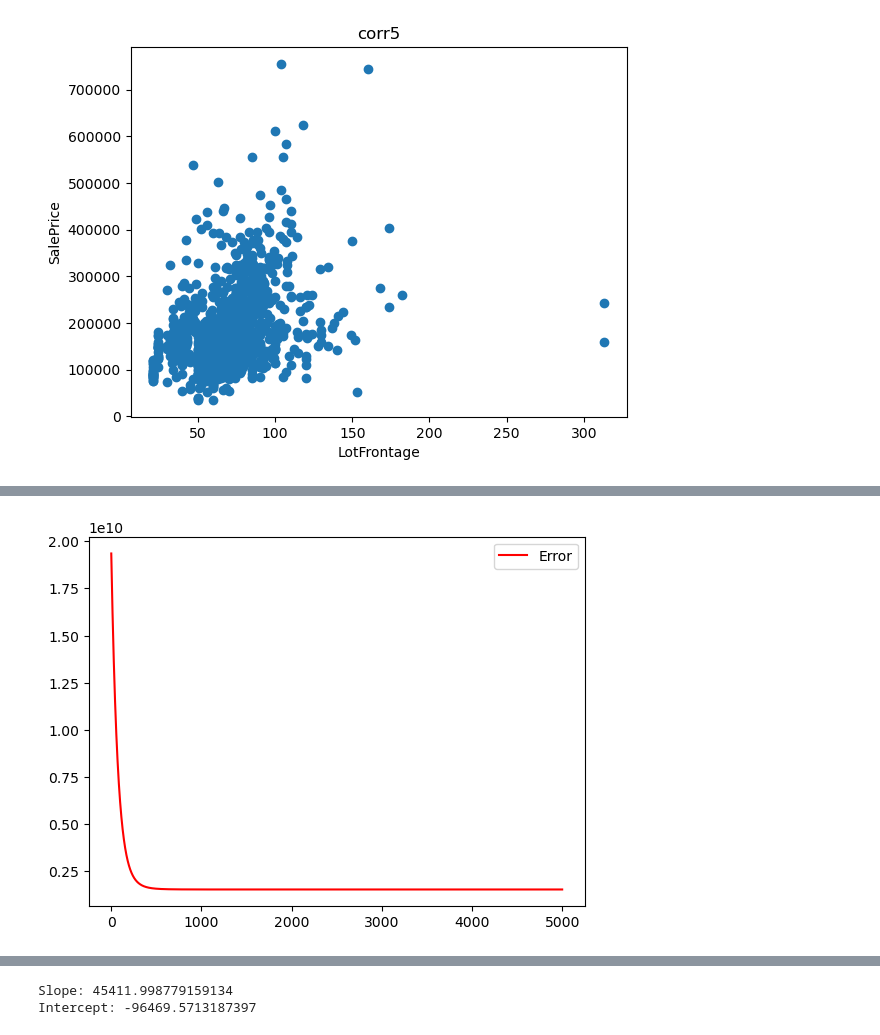
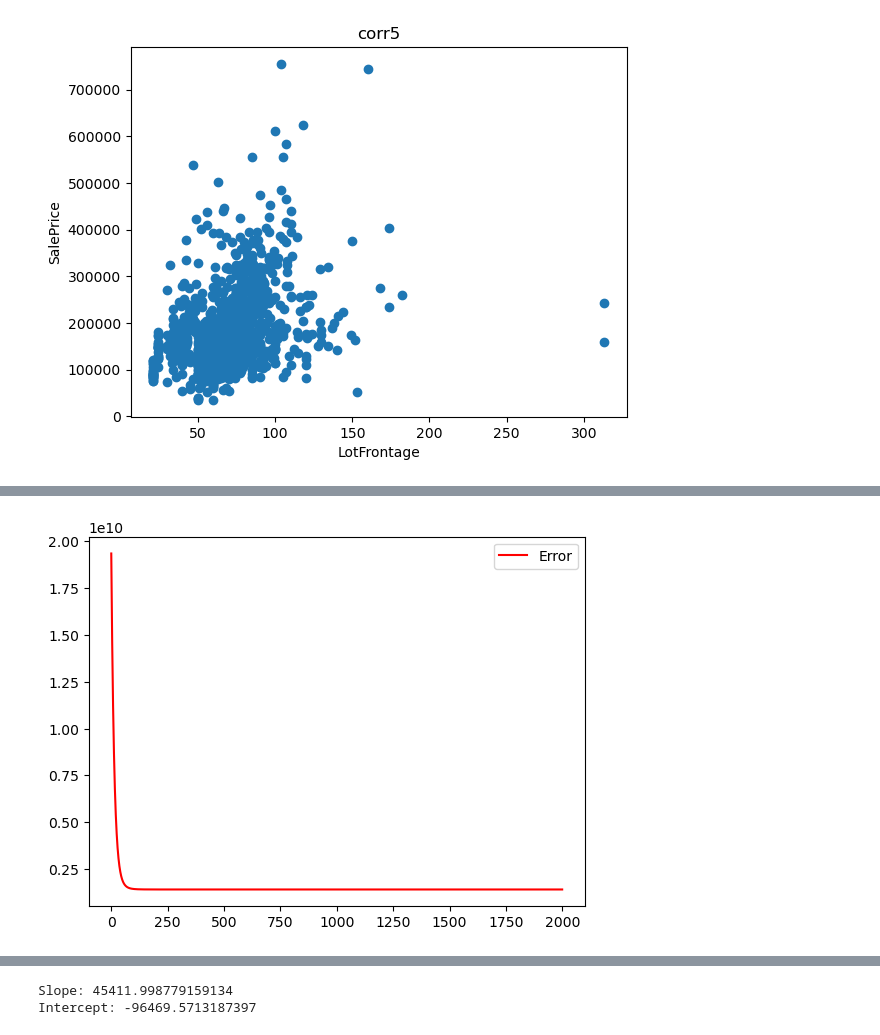
Before and after one commit to noemonterrosa/ClasePythonMaster, a Jupyter notebook: proyecto1NM.ipynb, the cells around one changed output, grey strips where cells are left out. Saved outputs shown, nothing was run; the diff lists cells and outputs as text; code cells hidden in the pictures.

Commit message:
Proyecto 1 Python, cuarto commit, se incluye ya con clase Modelo

```diff
--- a/proyecto1NM.ipynb
+++ b/proyecto1NM.ipynb
@@ -201,3 +236,20 @@ plt.title('corr5')
 plt.show()
 # %% [output]
 [figure]
+# %%
+df1 = pd.DataFrame(train)
+df1.rename(columns={0:'SalePrice',1:'OverallQual',2:'1stFlrSF',3:'TotRmsAbvGrd',4:'YearBuilt',5:'LotFrontage'}, inplace=True)
+
+
+b1 = 1 #0.005, 2000
+b0 = 300
+epochs = 1000
+print_iters = 100
+alpha = 0.001
+y = df1['SalePrice'].values
+y = y.reshape(-1,1)
+x = df1['OverallQual'].values  #Obtengo solo los valores de la columna para trabajarlos como array
+x =np.reshape(x,[-1,1])  #lo cambio a vector columna
+Modelo1 = Modelo(b1, b0, epochs, alpha , x, y, print_iters)
+# %%
+datos, b0, b1 = Modelo1.train(b1, b0, epochs,x, y, print_iters, alpha)
@@ -251,8 +367,8 @@ plt.show()
 # %%
 
-plt.plot(err[:,0], err[:,1], 'r', label='Error')
+plt.plot(datos[:,0], datos[:,1], 'r', label='Error')
 plt.legend()
 plt.show()
 # %% [output]
-[figure, old version]
+[figure, new version]
 # %%
```
Also changed, not shown: parts of 16 cells of this notebook.
